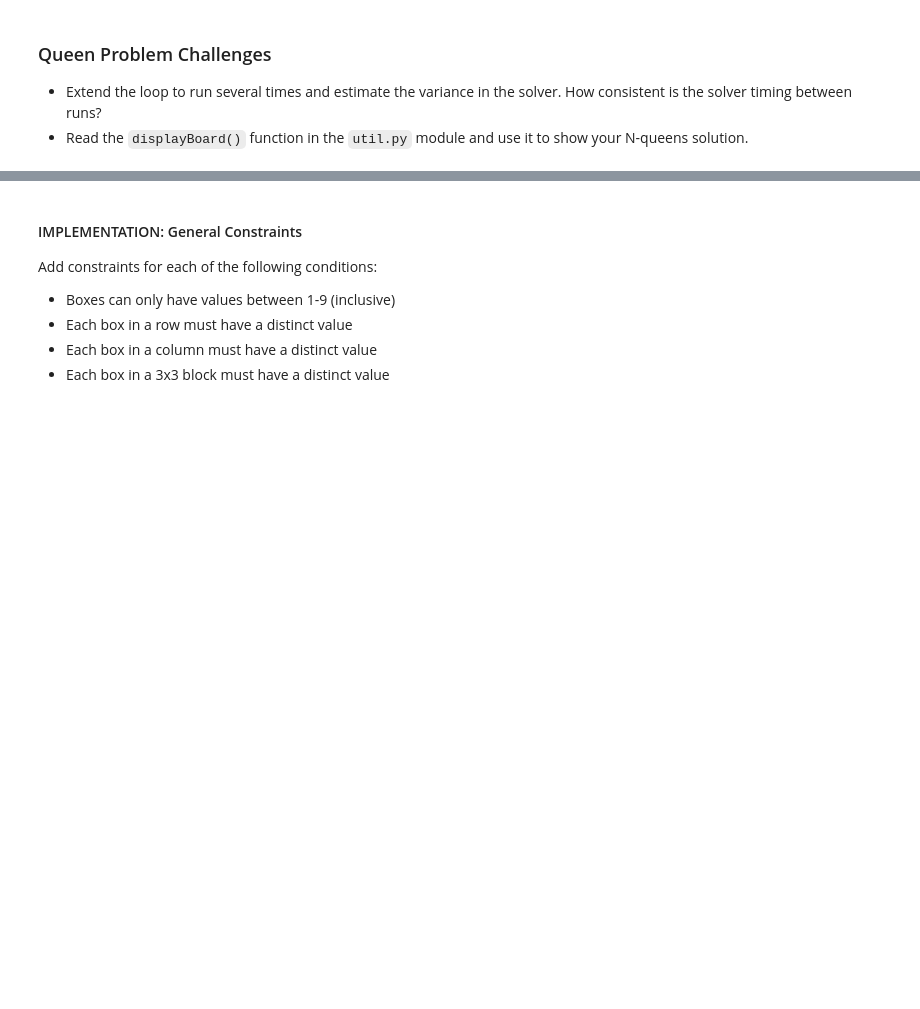
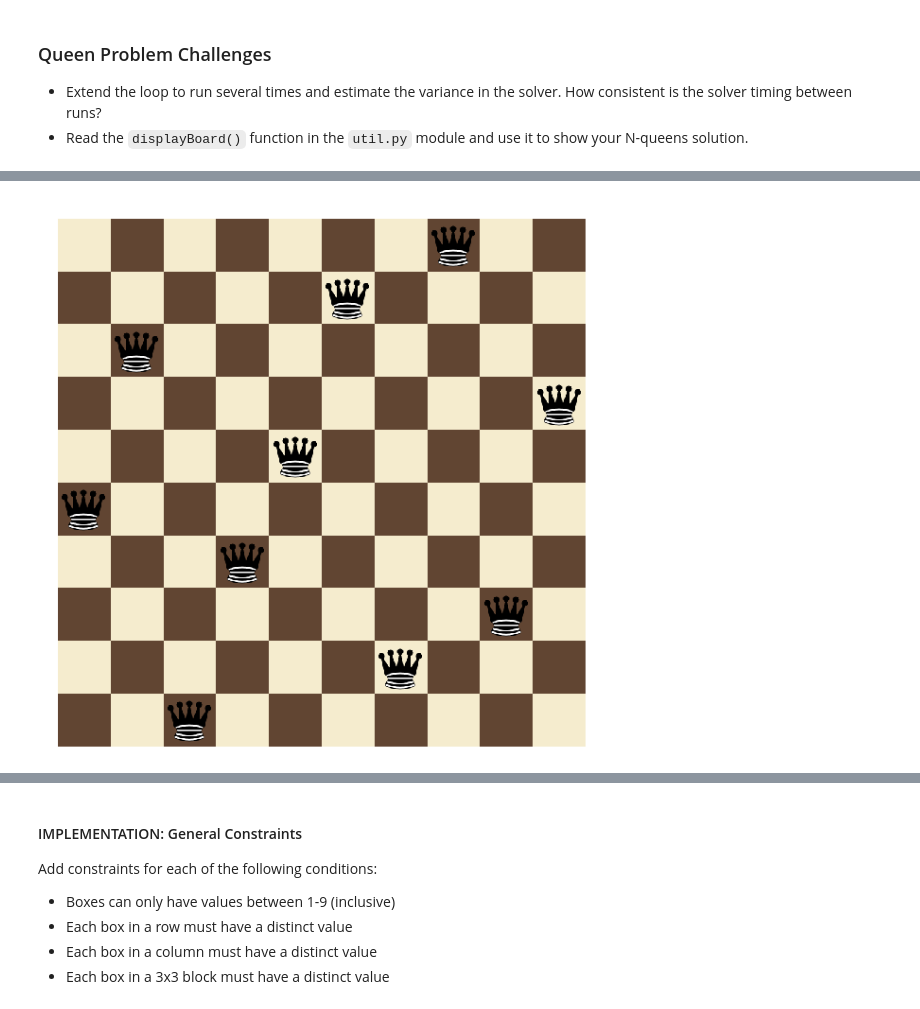
Before and after one commit to Inventrohyder/artificial-intelligence, a Jupyter notebook: Exercises/1_Constraint Satisfaction/AIND-Constraint_Satisfaction.ipynb, the cells around one changed output, grey strips where cells are left out. Drawn from its saved outputs; the diff is of its cells as text; code cells hidden in the pictures; blank space fills up the shorter version.

```diff
--- a/Exercises/1_Constraint Satisfaction/AIND-Constraint_Satisfaction.ipynb
+++ b/Exercises/1_Constraint Satisfaction/AIND-Constraint_Satisfaction.ipynb
@@ -316,3 +330,7 @@ plt.plot(sizes, runtimes)
+# %%
+draw(10)
+# %% [output]
+[figure, added]
 # %% [markdown]
 ---
 ## IV. Revisiting Sudoku
```
Also changed, not shown: parts of 2 cells of this notebook.
